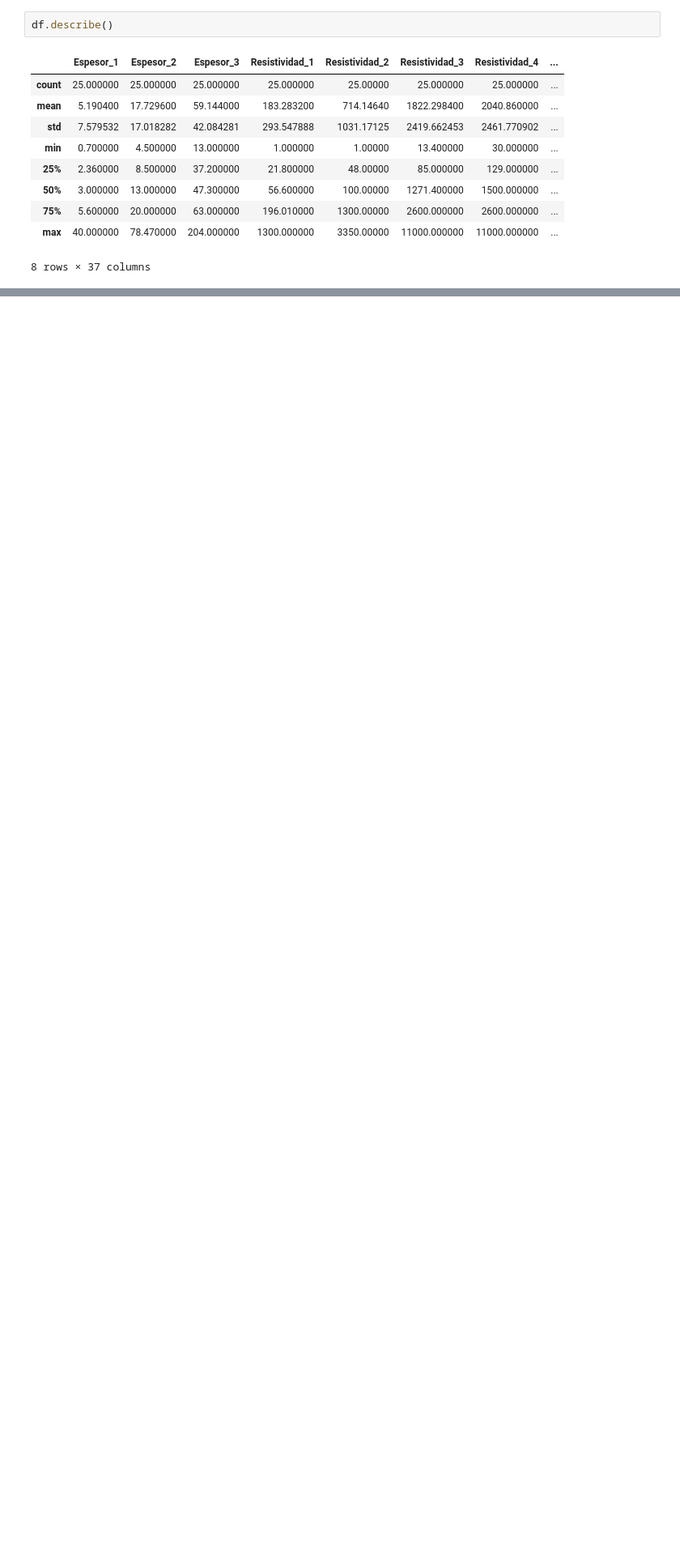
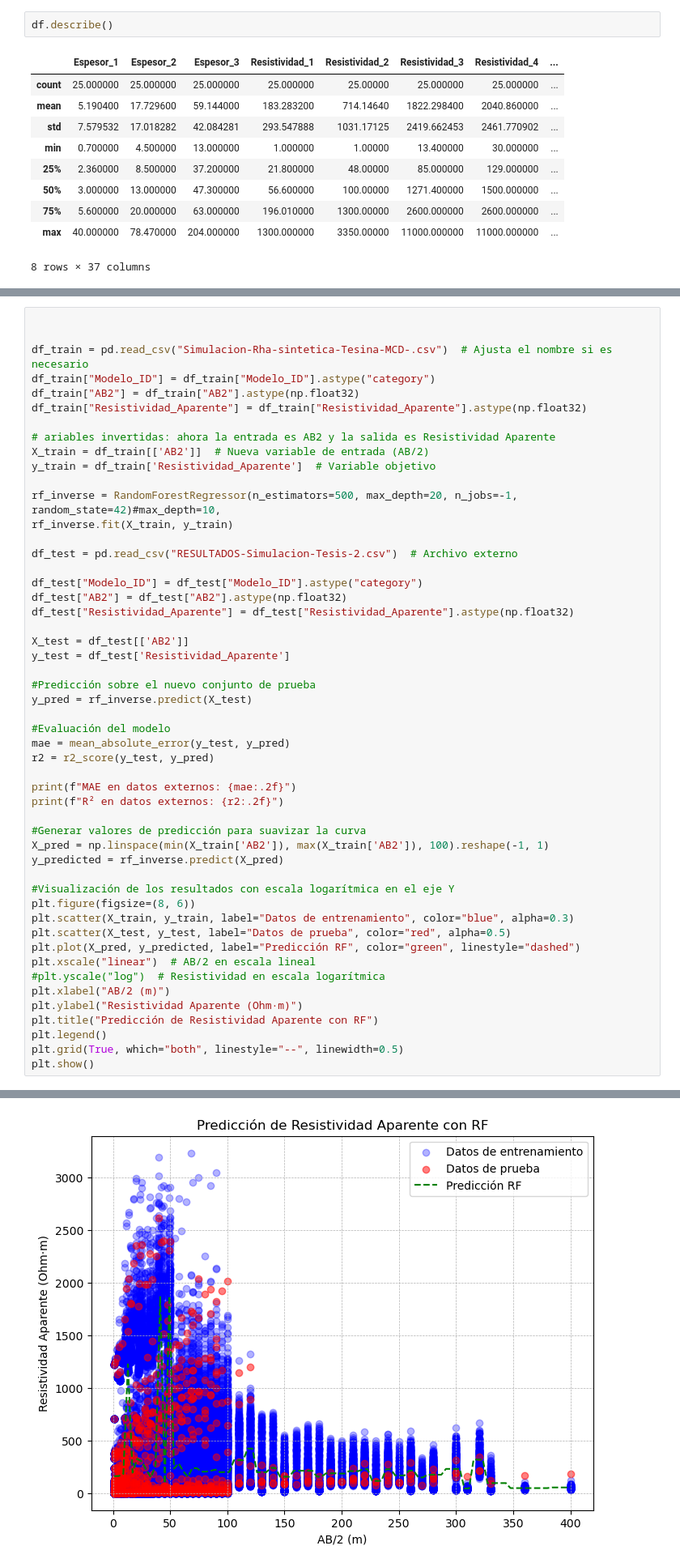
Before and after one commit to JuanJT117/TESIS-MCD, a Jupyter notebook: WorkWorkWork/Datos_Sinteticos_AB2.ipynb, the cells around one changed output, grey strips where cells are left out. Shown at 81% size. Saved outputs shown, nothing was run; the diff lists cells and outputs as text; blank space fills up the shorter version.

```diff
--- a/WorkWorkWork/Datos_Sinteticos_AB2.ipynb
+++ b/WorkWorkWork/Datos_Sinteticos_AB2.ipynb
@@ -338,0 +511,52 @@ df.describe()
+# %%
+
+
+df_train = pd.read_csv("Simulacion-Rha-sintetica-Tesina-MCD-.csv")  # Ajusta el nombre si es necesario
+df_train["Modelo_ID"] = df_train["Modelo_ID"].astype("category")
+df_train["AB2"] = df_train["AB2"].astype(np.float32)
+df_train["Resistividad_Aparente"] = df_train["Resistividad_Aparente"].astype(np.float32)
+
+# ariables invertidas: ahora la entrada es AB2 y la salida es Resistividad Aparente
+X_train = df_train[['AB2']]  # Nueva variable de entrada (AB/2)
+y_train = df_train['Resistividad_Aparente']  # Variable objetivo
+
+rf_inverse = RandomForestRegressor(n_estimators=500, max_depth=20, n_jobs=-1, random_state=42)#max_depth=10,
+rf_inverse.fit(X_train, y_train)
+
+df_test = pd.read_csv("RESULTADOS-Simulacion-Tesis-2.csv")  # Archivo externo
+
+df_test["Modelo_ID"] = df_test["Modelo_ID"].astype("category")
+df_test["AB2"] = df_test["AB2"].astype(np.float32)
+df_test["Resistividad_Aparente"] = df_test["Resistividad_Aparente"].astype(np.float32)
+
+X_test = df_test[['AB2']]
+y_test = df_test['Resistividad_Aparente']
+
+#Predicción sobre el nuevo conjunto de prueba
+y_pred = rf_inverse.predict(X_test)
+
+#Evaluación del modelo
+mae = mean_absolute_error(y_test, y_pred)
+r2 = r2_score(y_test, y_pred)
+
+print(f"MAE en datos externos: {mae:.2f}")
+print(f"R² en datos externos: {r2:.2f}")
+
+#Generar valores de predicción para suavizar la curva
+X_pred = np.linspace(min(X_train['AB2']), max(X_train['AB2']), 100).reshape(-1, 1)
+y_predicted = rf_inverse.predict(X_pred)
+
+#Visualización de los resultados con escala logarítmica en el eje Y
+plt.figure(figsize=(8, 6))
+plt.scatter(X_train, y_train, label="Datos de entrenamiento", color="blue", alpha=0.3)
+plt.scatter(X_test, y_test, label="Datos de prueba", color="red", alpha=0.5)
+plt.plot(X_pred, y_predicted, label="Predicción RF", color="green", linestyle="dashed")
+plt.xscale("linear")  # AB/2 en escala lineal
+#plt.yscale("log")  # Resistividad en escala logarítmica
+plt.xlabel("AB/2 (m)")
+plt.ylabel("Resistividad Aparente (Ohm·m)")
+plt.title("Predicción de Resistividad Aparente con RF")
+plt.legend()
+plt.grid(True, which="both", linestyle="--", linewidth=0.5)
+plt.show()
+# %% [output]
@@ -338,0 +565 @@ df.describe()
+[figure, added]
```
Also changed, not shown: parts of 23 cells of this notebook, 8 other files.
